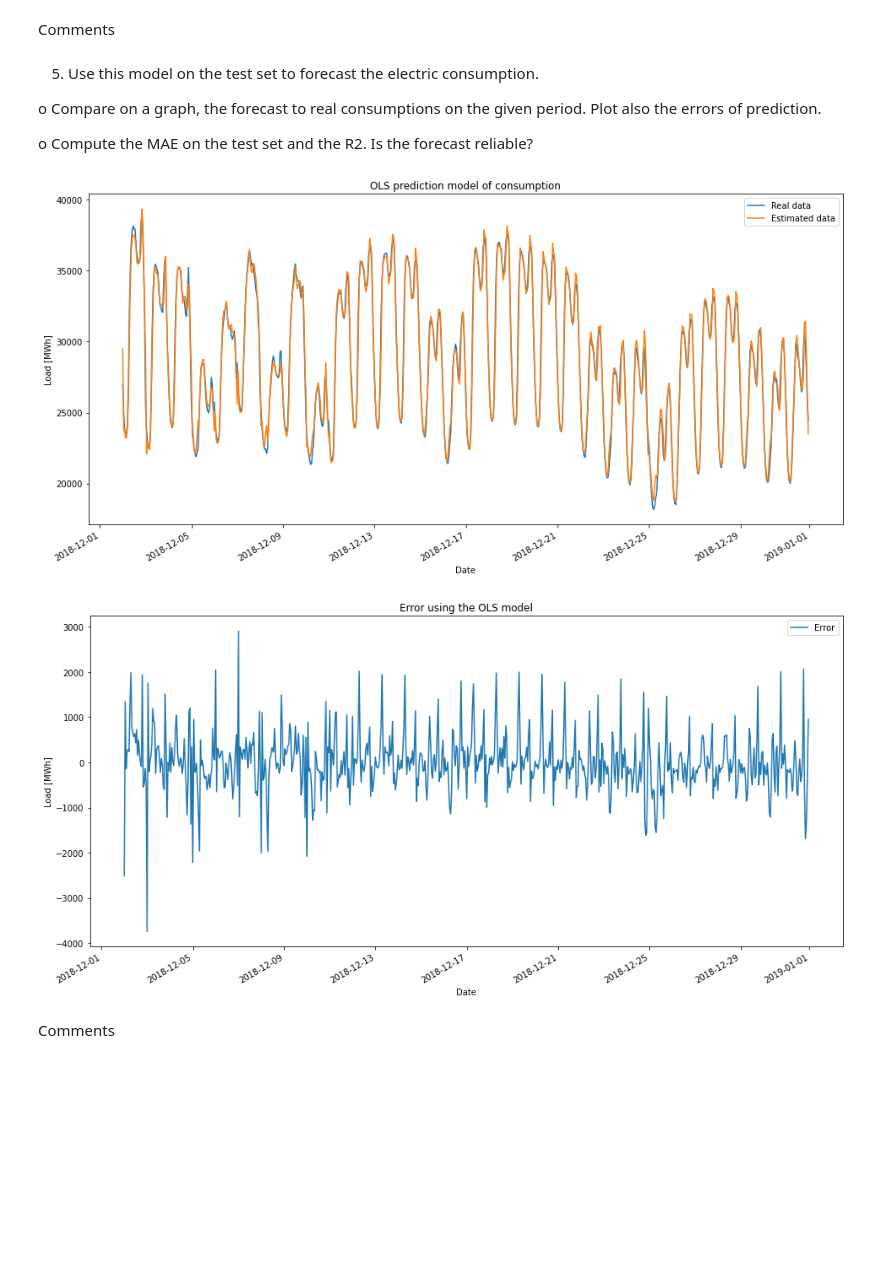
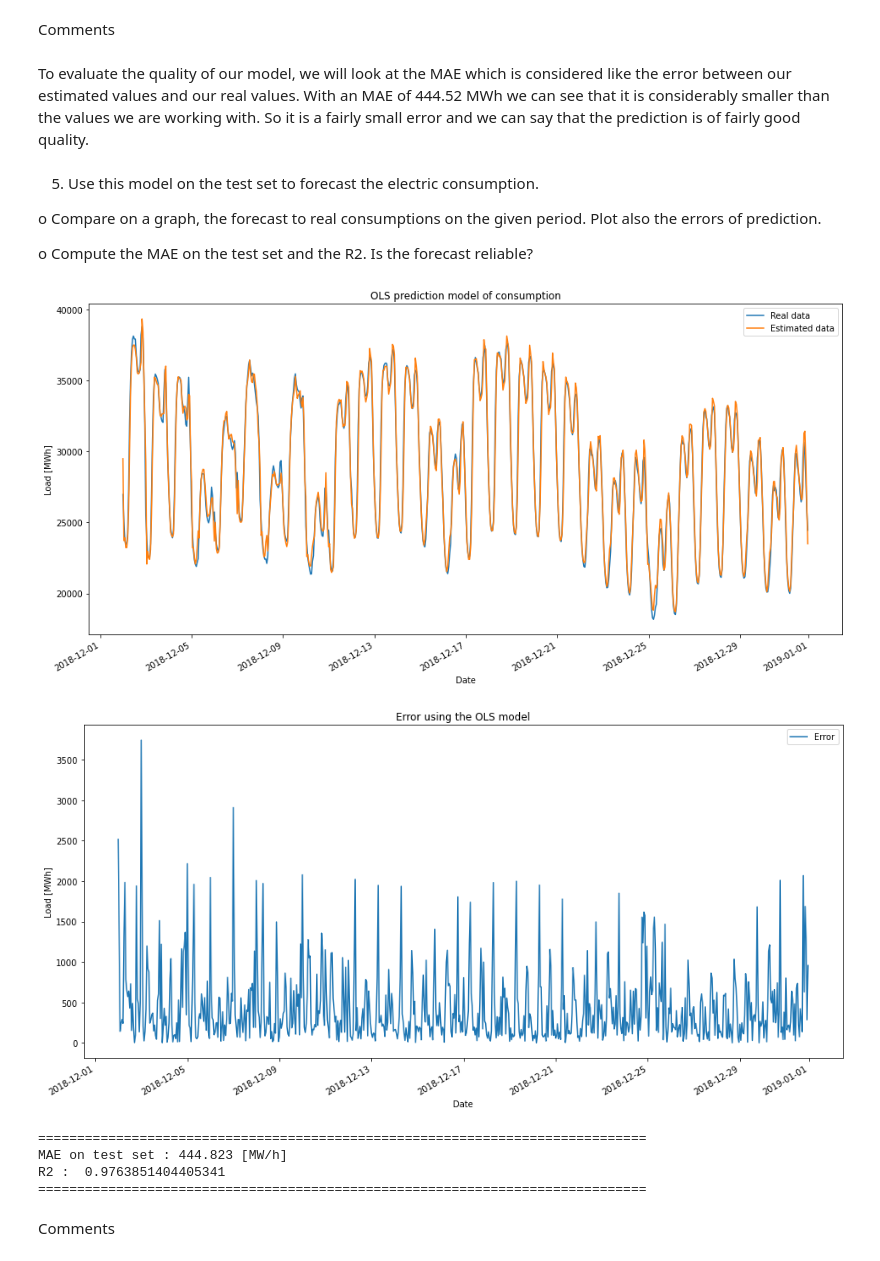
Before and after one commit to MxDx/Hackatons_2, a Jupyter notebook: hackathon2_without_code.ipynb, the cells around one changed output. Drawn from its saved outputs; the diff is of its cells as text; code cells hidden in the pictures; blank space fills up the shorter version.

```diff
--- a/hackathon2_without_code.ipynb
+++ b/hackathon2_without_code.ipynb
@@ -366,7 +370,6 @@ o	Compute the Mean Absolute Error (MAE) between predicted and real consumptions.
 # Colunms we take
 colunms_OLS = ['H_1', 'H_2', 'H_3', 'H_4', 'H_5', 'H_6', 'H_7', 'H_8', 'H_9', 'H_10', 'H_11', 'H_12', 'H_13', 'H_14', 'H_15', 'H_16', 'H_17', 'H_18', 'H_19', 'H_20', 'H_21', 'H_22', 'H_23', 'W_2', 'W_3', 'W_4', 'W_5', 'W_6', 'W_7', 'Lm1', 'Lm2', 'Lm3', 'Lm4', 'Lm5', 'Lm6', 'Lm7', 'Lm8', 'Lm9', 'Lm10', 'Lm11', 'LM12', 'LM13', 'LM14', 'Constant']
 Xm = sm.add_constant(training_data[colunms_OLS])
-
 
 # Create a model using OLS
 model = sm.OLS(training_data["Load"], Xm)
@@ -375,13 +378,13 @@ results = model.fit()
 # Print the summary output
 print(results.summary())
 
-estimated_val = results.predict(sm.add_constant(testing_data[colunms_OLS]))
+estimated_tr_val = results.predict(sm.add_constant(training_data[colunms_OLS]))
 
 def mae(y_true, predictions):
     return np.mean(np.abs(y_true - predictions))
 
 print("==============================================================================")
-print("MAE : " + str(np.round(mae(testing_data['Load'], estimated_val), 3))+ "MWh")
+print("MAE on training set : " + str(np.round(mae(training_data['Load'], estimated_tr_val), 3))+ " [MW/h]")
 print("==============================================================================")
 # %% [output]
                             OLS Regression Results
@@ -403,6 +406,8 @@ MAE : 444.823MWh
 ==============================================================================
 # %% [markdown]
 Comments
+# %% [markdown]
+To evaluate the quality of our model, we will look at the MAE which is considered like the error between our estimated values and our real values. With an MAE of 444.52 MWh we can see that it is considerably smaller than the values we are working with. So it is a fairly small error and we can say that the prediction is of fairly good quality.
 # %% [markdown]
 5) Use this model on the test set to forecast the electric consumption.
 
@@ -412,32 +417,44 @@ o	Compute the MAE on the test set and the R2. Is the forecast reliable?
 # %%
 # Plot the testing data with the model
 plt.figure(figsize=(16,8))
 plt.title('Testing values estimated with OLS model')
 
 plt.plot(testing_data['Datetime'], testing_data['Load'], label="Real data")
 plt.gcf().autofmt_xdate()
 
-estimated_val = results.predict(sm.add_constant(testing_data[colunms_OLS]))
-plt.plot(testing_data['Datetime'], estimated_val, label="Estimated data")
+estimated_test_val = results.predict(sm.add_constant(testing_data[colunms_OLS]))
+R2 = results.rsquared
+
+plt.plot(testing_data['Datetime'], estimated_test_val, label="Estimated data")
 
 plt.title("OLS prediction model of consumption")
 plt.xlabel("Date")
 plt.ylabel("Load [MWh]")
 plt.legend()
 plt.show()
 
 plt.figure(figsize=(16,8))
 plt.title('Error using the OLS model')
 
-plt.plot(testing_data['Datetime'], testing_data['Load'] - estimated_val, label="Error")
+plt.plot(testing_data['Datetime'], abs(testing_data['Load'] - estimated_test_val), label="Error")
 plt.gcf().autofmt_xdate()
 
 plt.xlabel("Date")
 plt.ylabel("Load [MWh]")
 plt.legend()
 plt.show()
+
+
+print("==============================================================================")
+print("MAE on test set : " + str(np.round(mae(testing_data['Load'], estimated_test_val), 3))+ " [MW/h]")
+print("R2 : ",R2)
+print("==============================================================================")
 # %% [output]
 [figure]
-[figure, old version]
+[figure, new version]
+==============================================================================
+MAE on test set : 444.823 [MW/h]
+R2 :  0.9763851404405341
+==============================================================================
 # %% [markdown]
 Comments
```
Also changed, not shown: parts of 9 cells of this notebook.
